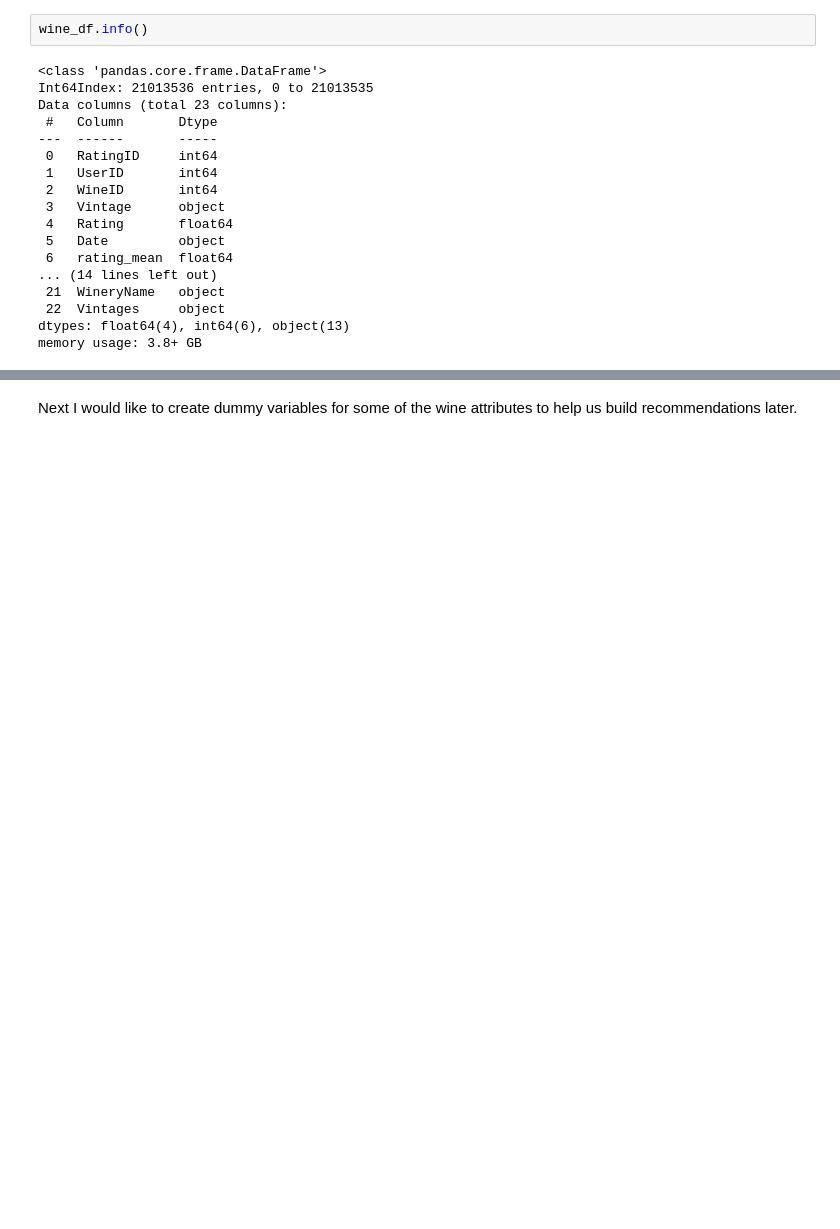
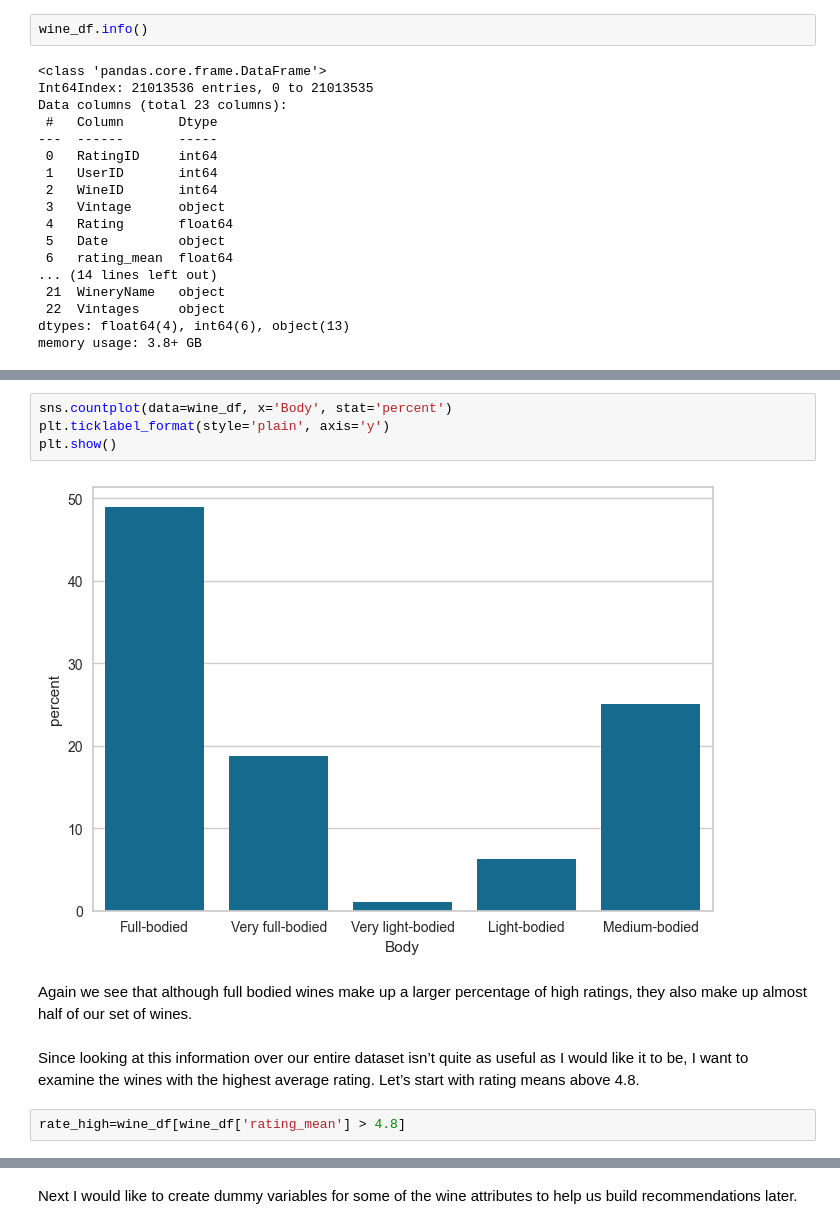
Before and after one commit to jwatki8/Capstone-3, a Jupyter notebook: Capstone 3-Exploratory Data Analysis (EDA) Draft.ipynb, the cells around one changed output, grey strips where cells are left out. Cells and saved outputs as stored; diff of their text form; blank space fills up the shorter version.

```diff
--- a/Capstone 3 Exploratory Data Analysis (EDA) Draft.ipynb
+++ b/Capstone 3-Exploratory Data Analysis (EDA) Draft.ipynb
@@ -214,0 +281,12 @@ memory usage: 3.8+ GB
+# %%
+sns.countplot(data=wine_df, x='Body', stat='percent')
+plt.ticklabel_format(style='plain', axis='y')
+plt.show()
+# %% [output]
+[figure, added]
+# %% [markdown]
+Again we see that although full bodied wines make up a larger percentage of high ratings, they also make up almost half of our set of wines.
+# %% [markdown]
+Since looking at this information over our entire dataset isn’t quite as useful as I would like it to be, I want to examine the wines with the highest average rating. Let’s start with rating means above 4.8.
+# %%
+rate_high=wine_df[wine_df['rating_mean'] > 4.8]
```
Also changed, not shown: parts of 45 cells of this notebook.
